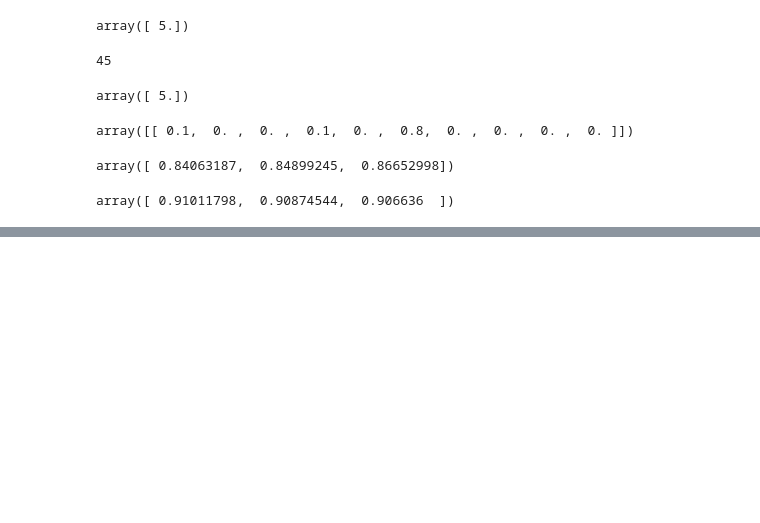
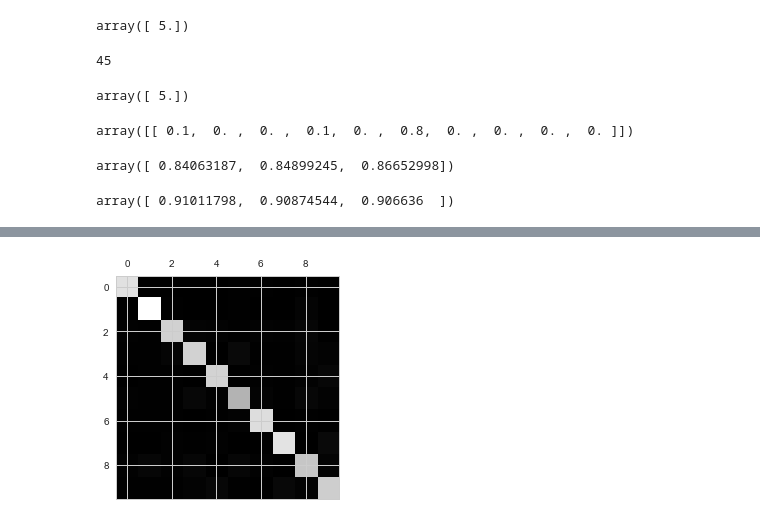
Before and after one commit to hirohisakubota/Hands_On_MachineLearning_book, a Jupyter notebook: chap03/Classification.ipynb, the cells around one changed output, grey strips where cells are left out. Saved outputs shown, nothing was run; the diff lists cells and outputs as text; code cells hidden in the pictures; blank space fills up the shorter version.

```diff
--- a/chap03/Classification.ipynb
+++ b/chap03/Classification.ipynb
@@ -325,0 +353,5 @@ array([ 0.91011798,  0.90874544,  0.906636  ])
+# %%
+plt.matshow(conf_mx, cmap=plt.cm.gray)
+plt.show();
+# %% [output]
+[figure, added]
```
Also changed, not shown: parts of 5 cells of this notebook, 1 other file.
